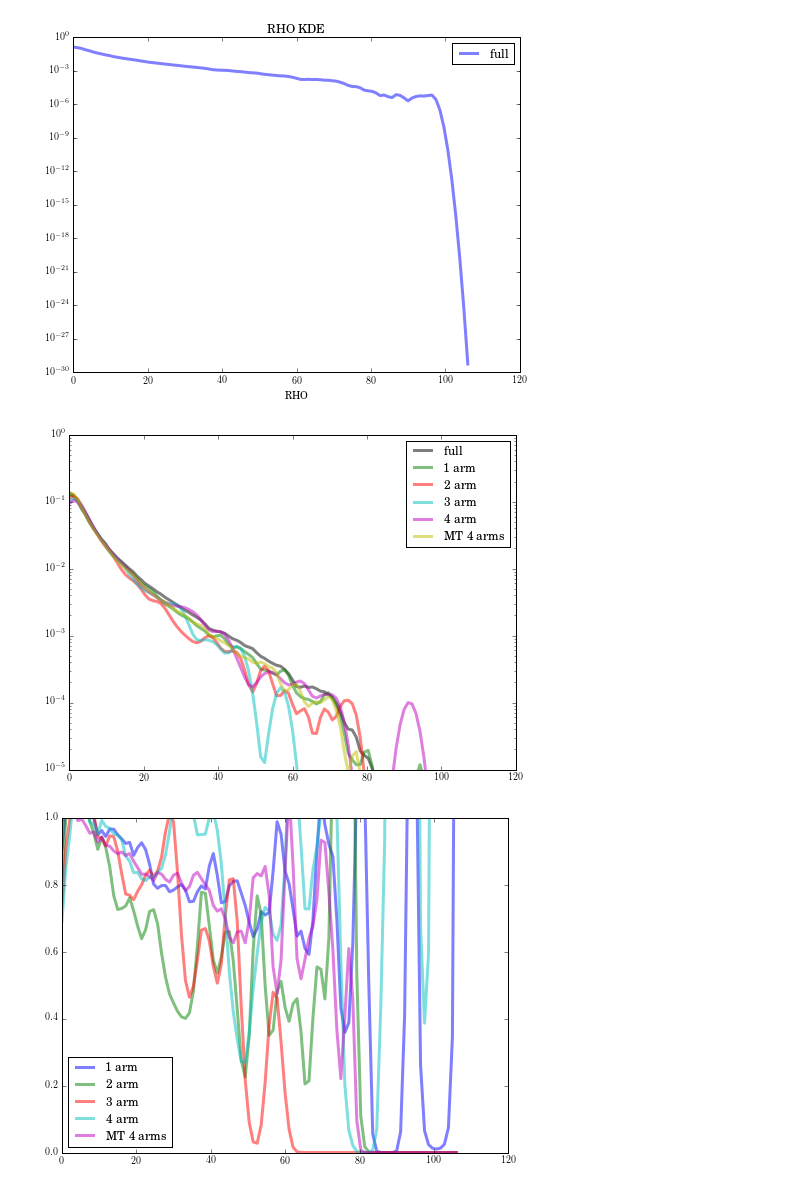
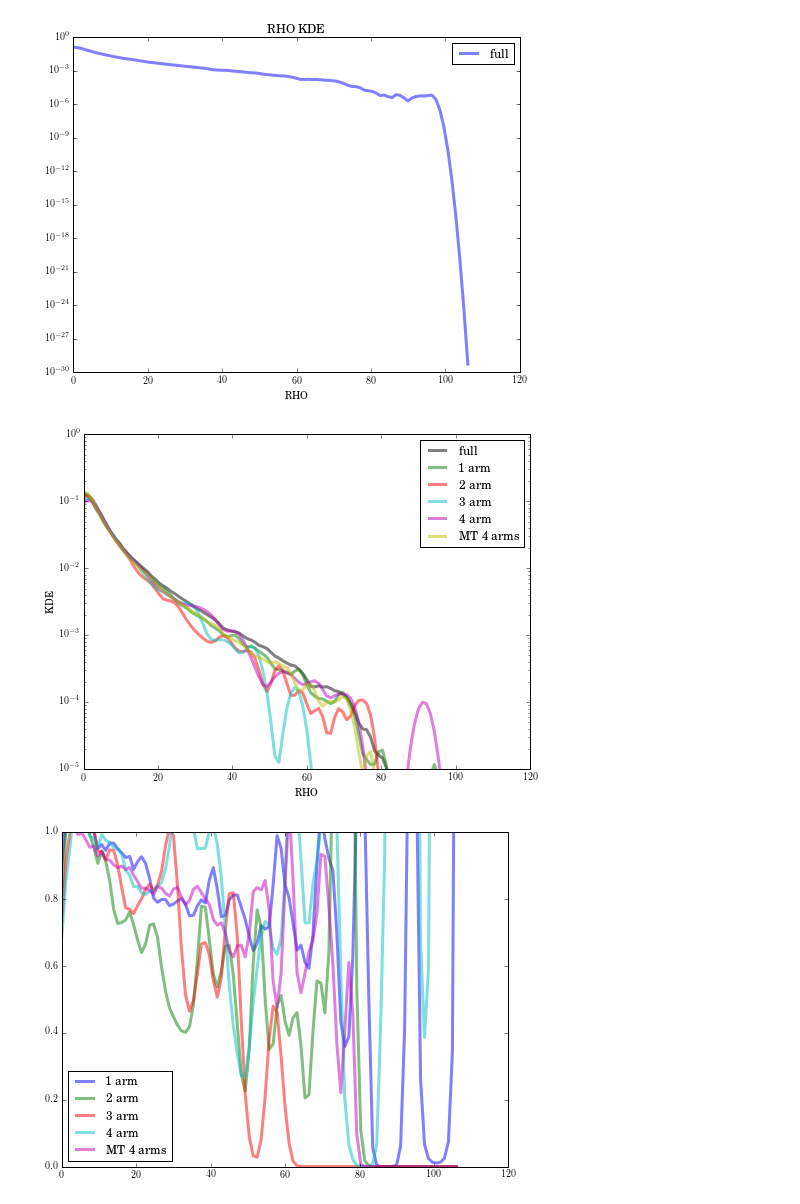
Before and after one commit to zpace/zoo2_t11_vagc, a Jupyter notebook: VAGC analysis.ipynb, the cells around one changed output. Drawn from its saved outputs; the diff is of its cells as text; code cells hidden in the pictures.

```diff
--- a/VAGC analysis.ipynb
+++ b/VAGC analysis.ipynb
@@ -132,21 +132,24 @@ plt.show()
 # %%
 fig = plt.figure(figsize = (8, 6))
 ax = plt.subplot(111)
 
 ax.plot(rho_grid, kde_full, label = 'full', linewidth=3, alpha = 0.5, c = 'k')
 ax.plot(rho_grid, kde_1, label='1 arm', linewidth=3, alpha=0.5)
 ax.plot(rho_grid, kde_2, label='2 arm', linewidth=3, alpha=0.5)
 ax.plot(rho_grid, kde_3, label='3 arm', linewidth=3, alpha=0.5)
 ax.plot(rho_grid, kde_4, label='4 arm', linewidth=3, alpha=0.5)
 ax.plot(rho_grid, kde_mt4, label='MT 4 arms', linewidth=3, alpha=0.5)
 
+ax.set_xlabel('RHO')
+ax.set_ylabel('KDE')
+
 ax.set_yscale('log')
 ax.set_ylim([10**-5., 1.])
 ax.legend(loc = 'best')
 
 plt.show()
 # %% [output]
-[figure, old version]
+[figure, new version]
 # %%
 fig = plt.figure(figsize = (8, 6))
 ax = plt.subplot(111)
```
Also changed, not shown: parts of 3 cells of this notebook.
